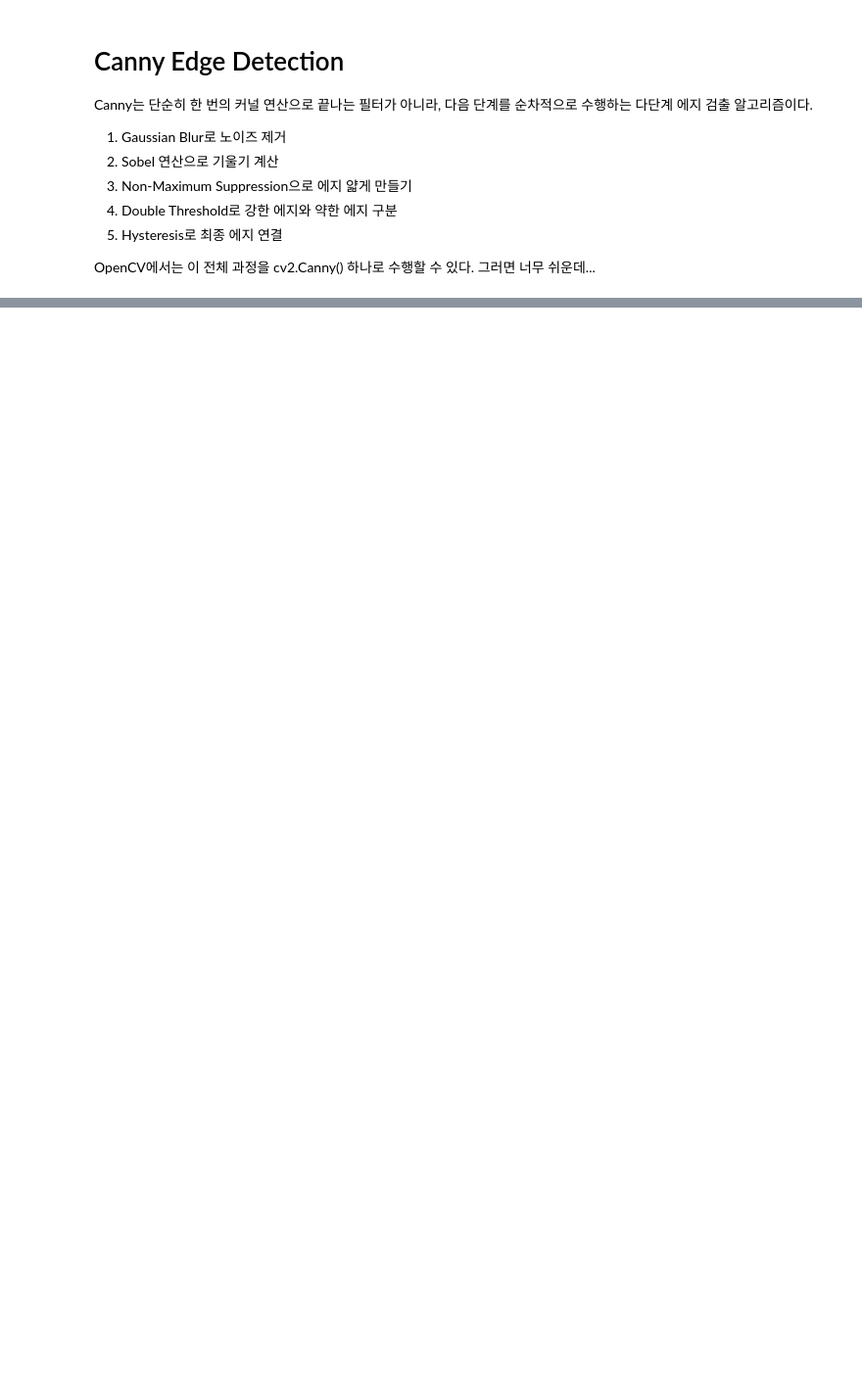
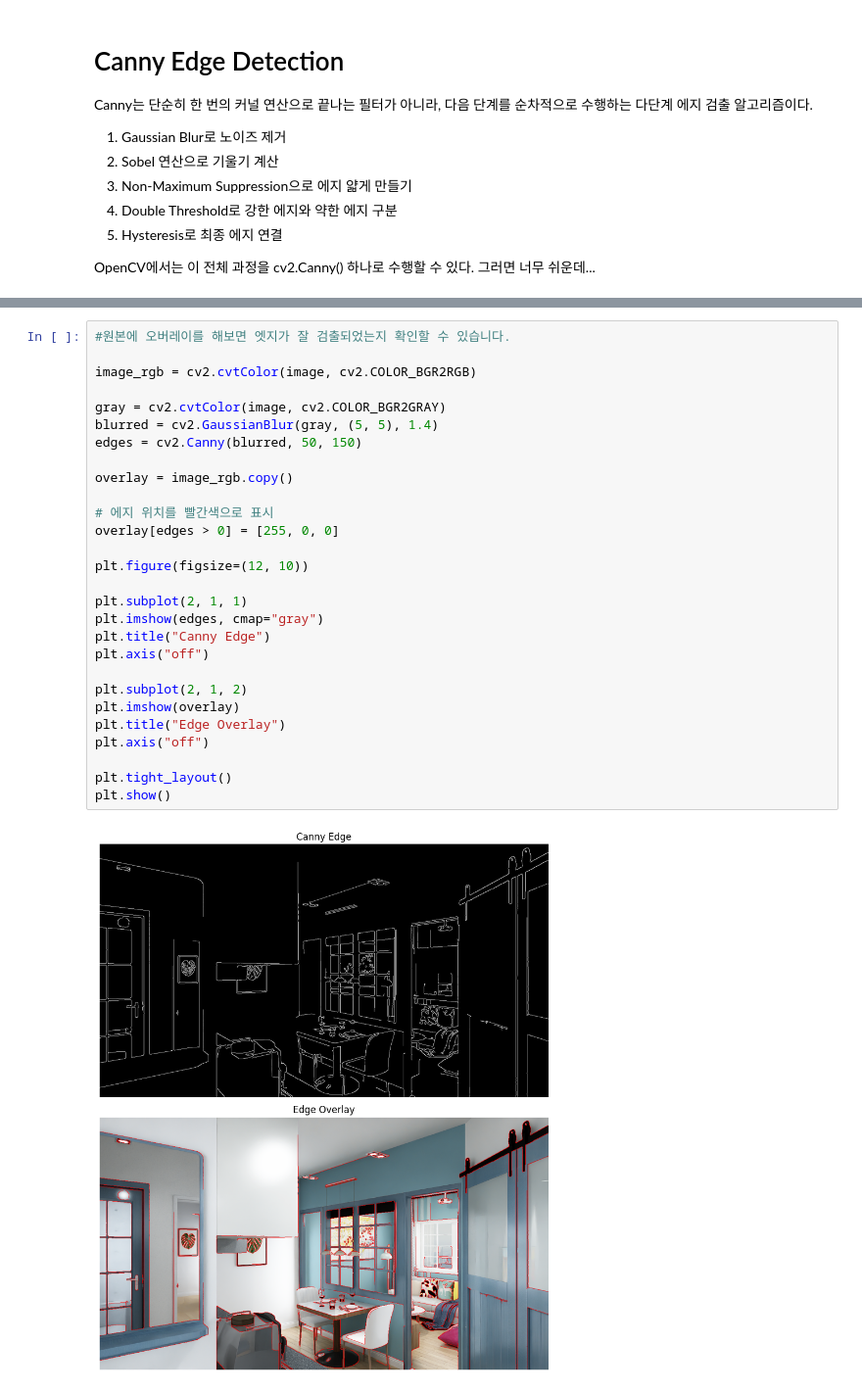
Before and after one commit to PeterykSong/FilterTutorial, a Jupyter notebook: FilterTutorial/02_Canny_edge_detection.ipynb, the cells around one changed output, grey strips where cells are left out. Shown at 98% size. Saved outputs shown, nothing was run; the diff lists cells and outputs as text; blank space fills up the shorter version.

```diff
--- a/FilterTutorial/02_Canny_edge_detection.ipynb
+++ b/FilterTutorial/02_Canny_edge_detection.ipynb
@@ -70,0 +201,30 @@ plt.show()
+# %%
+#원본에 오버레이를 해보면 엣지가 잘 검출되었는지 확인할 수 있습니다.
+
+image_rgb = cv2.cvtColor(image, cv2.COLOR_BGR2RGB)
+
+gray = cv2.cvtColor(image, cv2.COLOR_BGR2GRAY)
+blurred = cv2.GaussianBlur(gray, (5, 5), 1.4)
+edges = cv2.Canny(blurred, 50, 150)
+
+overlay = image_rgb.copy()
+
+# 에지 위치를 빨간색으로 표시
+overlay[edges > 0] = [255, 0, 0]
+
+plt.figure(figsize=(12, 10))
+
+plt.subplot(2, 1, 1)
+plt.imshow(edges, cmap="gray")
+plt.title("Canny Edge")
+plt.axis("off")
+
+plt.subplot(2, 1, 2)
+plt.imshow(overlay)
+plt.title("Edge Overlay")
+plt.axis("off")
+
+plt.tight_layout()
+plt.show()
+# %% [output]
+[figure, added]
```
Also changed, not shown: parts of 4 cells of this notebook.
